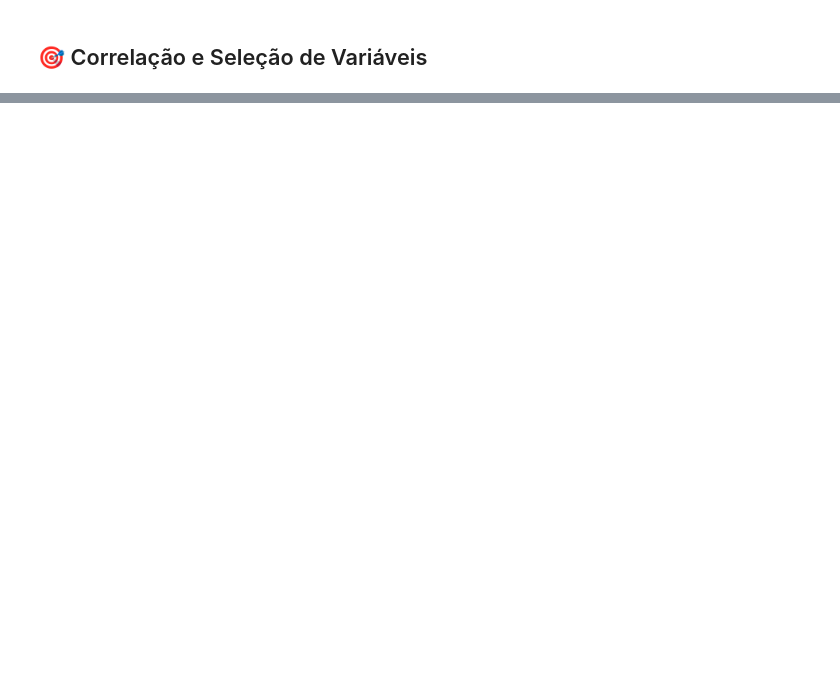
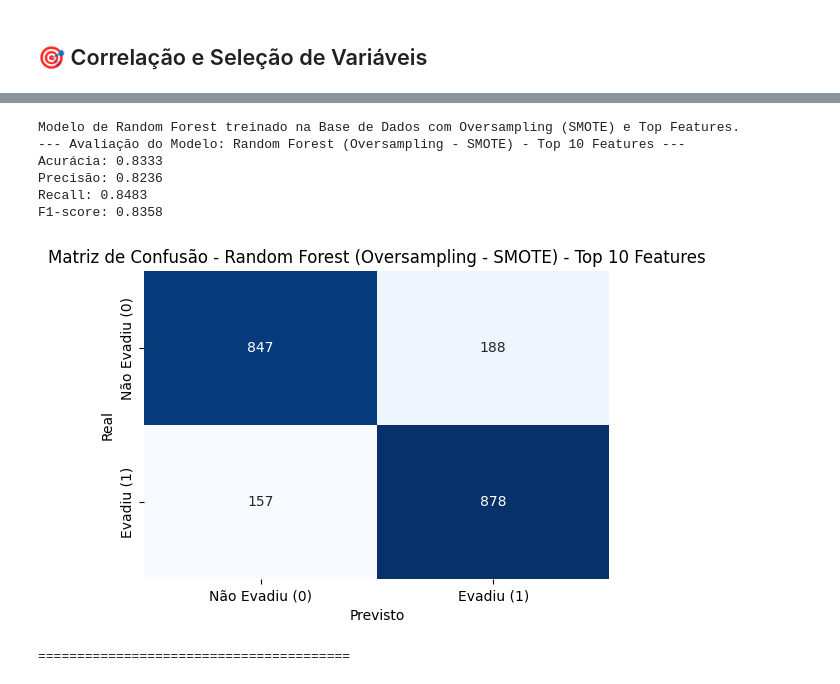
Before and after one commit to jorge218230/ChallengeAluraTelecomX_parte2, a Jupyter notebook: ChallengeTelecomX_parte2.ipynb, the cells around one changed output, grey strips where cells are left out. Cells and saved outputs as stored; diff of their text form; code cells hidden in the pictures; blank space fills up the shorter version.

```diff
--- a/ChallengeTelecomX_parte2.ipynb
+++ b/ChallengeTelecomX_parte2.ipynb
@@ -381,0 +818,26 @@ Passing `palette` without assigning `hue` is deprecated and will be removed in v
+# %%
+from sklearn.ensemble import RandomForestClassifier
+
+# --- Treinar Random Forest na Base de Dados Original (Normalizada) ---
+# Random Forest geralmente não exige normalização, mas como já normalizamos, podemos usar os dados normalizados
+# ou usar os dados X_train_original não normalizados. Vamos usar os normalizados para consistência.
+model_rf_original = RandomForestClassifier(random_state=42)
+model_rf_original.fit(X_train_original_scaled, y_train_original)
+
+print("Modelo de Random Forest treinado na Base de Dados Original.")
+
+
+# --- Treinar Random Forest na Base de Dados com Undersampling (Normalizada) ---
+model_rf_nm = RandomForestClassifier(random_state=42)
+model_rf_nm.fit(X_train_nm_scaled, y_train_nm)
+
+print("Modelo de Random Forest treinado na Base de Dados com Undersampling (NearMiss).")
+
+
+# --- Treinar Random Forest na Base de Dados com Oversampling (Normalizada) ---
+model_rf_smote = RandomForestClassifier(random_state=42)
+model_rf_smote.fit(X_train_smote_scaled, y_train_smote)
+
+print("Modelo de Random Forest treinado na Base de Dados com Oversampling (SMOTE).")
+
+print("\nTreinamento dos modelos de Random Forest concluído.")
@@ -381,0 +1119,22 @@ Passing `palette` without assigning `hue` is deprecated and will be removed in v
+# %%
+from sklearn.ensemble import RandomForestClassifier
+
+# --- Treinar Random Forest na Base de Dados com Oversampling (SMOTE) com Top Features ---
+# Não precisamos normalizar novamente, pois selecionamos as colunas dos dataframes já normalizados
+# model_rf_smote_selected = RandomForestClassifier(random_state=42) # Instanciar um NOVO modelo
+model_rf_smote_selected_features = RandomForestClassifier(random_state=42)
+model_rf_smote_selected_features.fit(X_train_smote_selected, y_train_smote)
+
+print("Modelo de Random Forest treinado na Base de Dados com Oversampling (SMOTE) e Top Features.")
+
+# --- Avaliar Random Forest na Base de Dados com Oversampling (SMOTE) com Top Features ---
+evaluate_model(model_rf_smote_selected_features, X_test_smote_selected, y_test_smote, "Random Forest (Oversampling - SMOTE) - Top 10 Features")
+# %% [output]
+Modelo de Random Forest treinado na Base de Dados com Oversampling (SMOTE) e Top Features.
+--- Avaliação do Modelo: Random Forest (Oversampling - SMOTE) - Top 10 Features ---
+Acurácia: 0.8333
+Precisão: 0.8236
+Recall: 0.8483
+F1-score: 0.8358
+[figure, added]
+========================================
```
Also changed, not shown: parts of 24 cells of this notebook.
